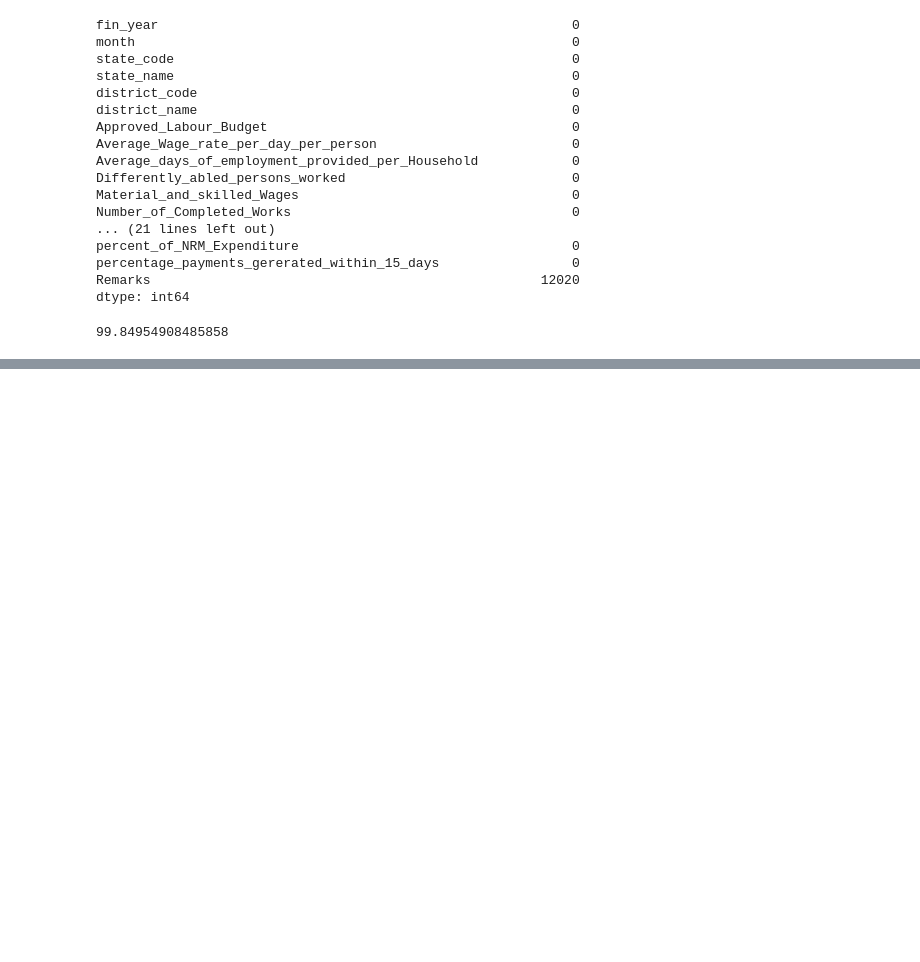
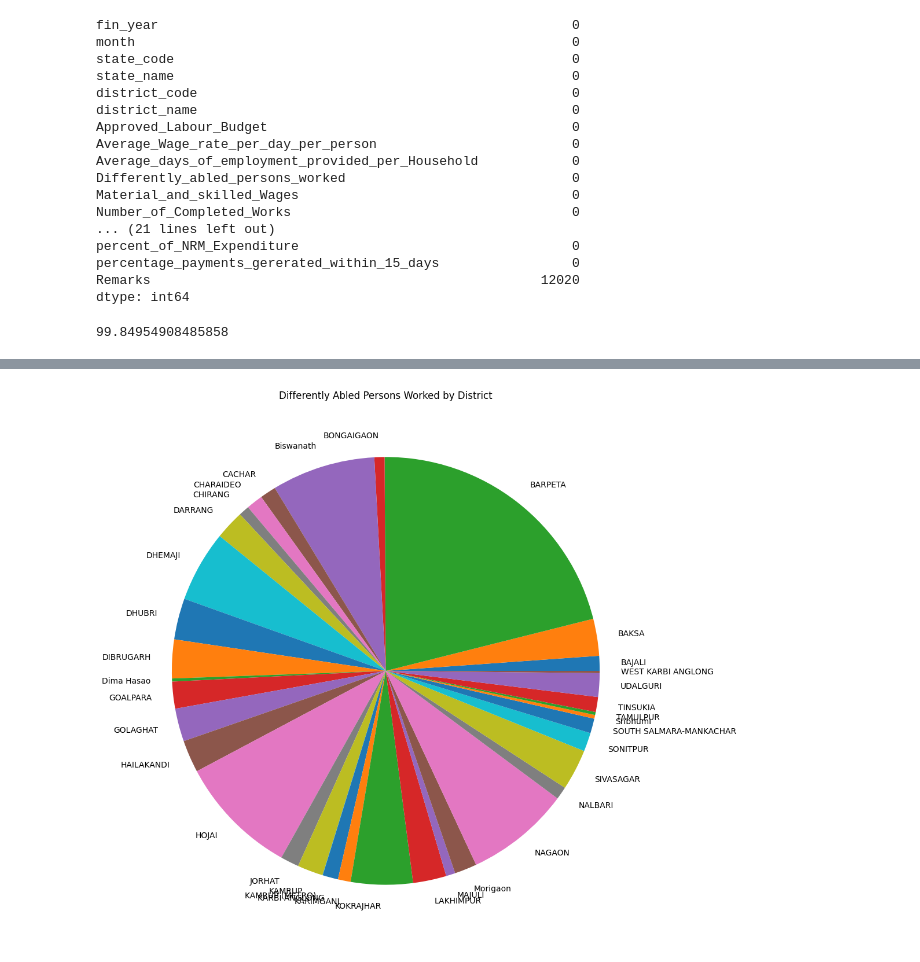
Before and after one commit to iamabirakash/INT-375, a Jupyter notebook: AssamEmployment.ipynb, the cells around one changed output, grey strips where cells are left out. Drawn from its saved outputs; the diff is of its cells as text; code cells hidden in the pictures; blank space fills up the shorter version.

```diff
--- a/AssamEmployment.ipynb
+++ b/AssamEmployment.ipynb
@@ -90,0 +112,3 @@ data['Remarks'] = data['percentage_payments_gererated_within_15_days'].apply(
+# %%
+district_data = data.groupby('district_name')['Differently_abled_persons_worked'].sum()
+print(district_data)
@@ -90,0 +133,7 @@ data['Remarks'] = data['percentage_payments_gererated_within_15_days'].apply(
+# %%
+plt.figure(figsize=(12, 12))
+plt.pie(district_data,labels=district_data.index)
+plt.title('Differently Abled Persons Worked by District')
+plt.show()
+# %% [output]
+[figure, added]
```
Also changed, not shown: parts of 7 cells of this notebook.
